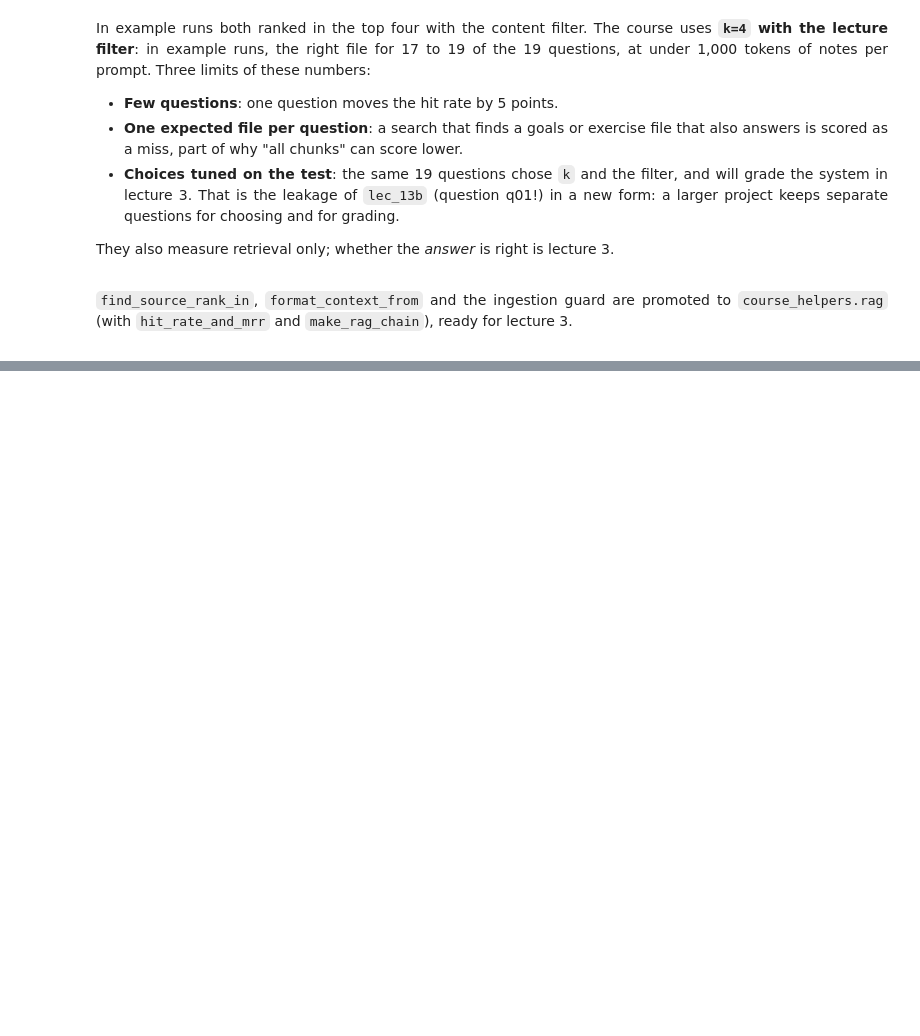
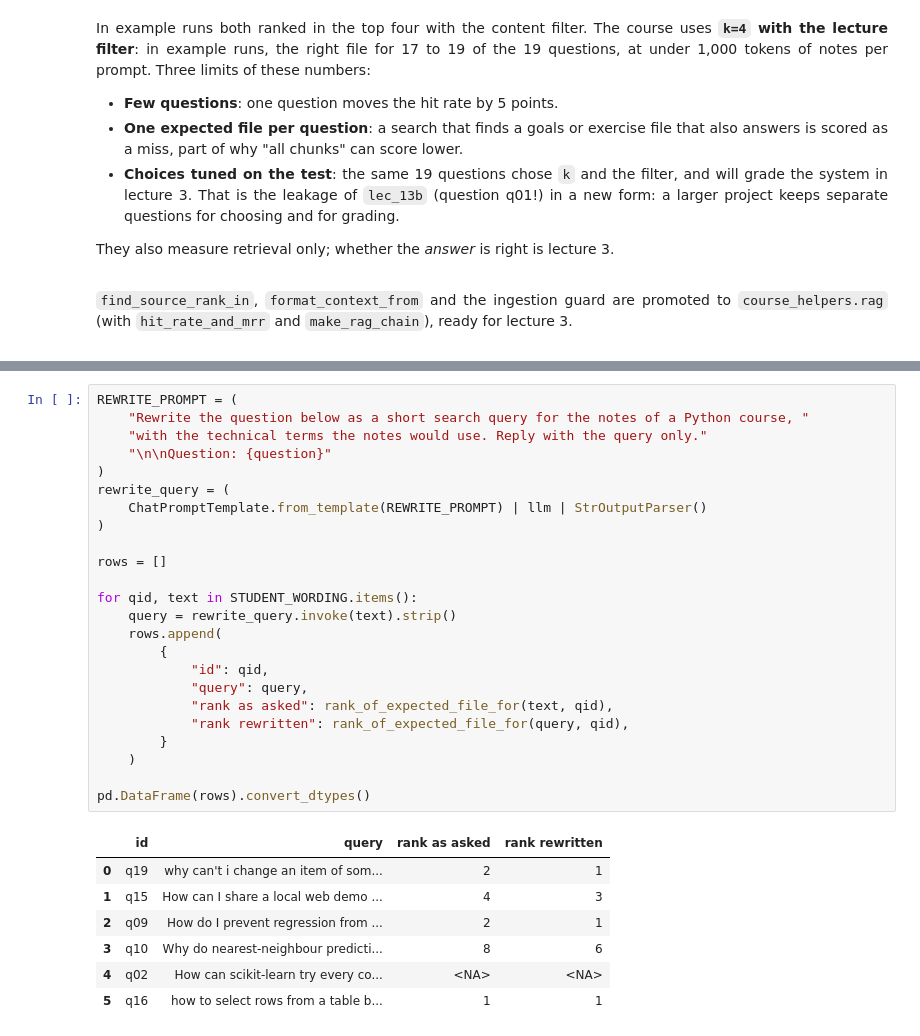
Before and after one commit to argythana/teach-llm-system, a Jupyter notebook: lecture_02_embeddings_rag_vector_store/reading_material/lec_02d_chroma_retriever_langchain_rag.ipynb, the cells around one changed output, grey strips where cells are left out. Drawn from its saved outputs; the diff is of its cells as text; blank space fills up the shorter version.

```diff
--- a/lecture_02_embeddings_rag_vector_store/reading_material/lec_02d_chroma_retriever_langchain_rag.ipynb
+++ b/lecture_02_embeddings_rag_vector_store/reading_material/lec_02d_chroma_retriever_langchain_rag.ipynb
@@ -547,0 +585,32 @@ ready for lecture 3.
+# %%
+REWRITE_PROMPT = (
+    "Rewrite the question below as a short search query for the notes of a Python course, "
+    "with the technical terms the notes would use. Reply with the query only."
+    "\n\nQuestion: {question}"
+)
+rewrite_query = (
+    ChatPromptTemplate.from_template(REWRITE_PROMPT) | llm | StrOutputParser()
+)
+
+rows = []
+
+for qid, text in STUDENT_WORDING.items():
+    query = rewrite_query.invoke(text).strip()
+    rows.append(
+        {
+            "id": qid,
+            "query": query,
+            "rank as asked": rank_of_expected_file_for(text, qid),
+            "rank rewritten": rank_of_expected_file_for(query, qid),
+        }
+    )
+
+pd.DataFrame(rows).convert_dtypes()
+# %% [output]
+|  | id | query | rank as asked | rank rewritten |
+| 0 | q19 | why can't i change an item of som... | 2 | 1 |
+| 1 | q15 | How can I share a local web demo ... | 4 | 3 |
+| 2 | q09 | How do I prevent regression from ... | 2 | 1 |
+| 3 | q10 | Why do nearest-neighbour predicti... | 8 | 6 |
+| 4 | q02 | How can scikit-learn try every co... | <NA> | <NA> |
+| 5 | q16 | how to select rows from a table b... | 1 | 1 |
```
Also changed, not shown: parts of 26 cells of this notebook, 7 other files.
